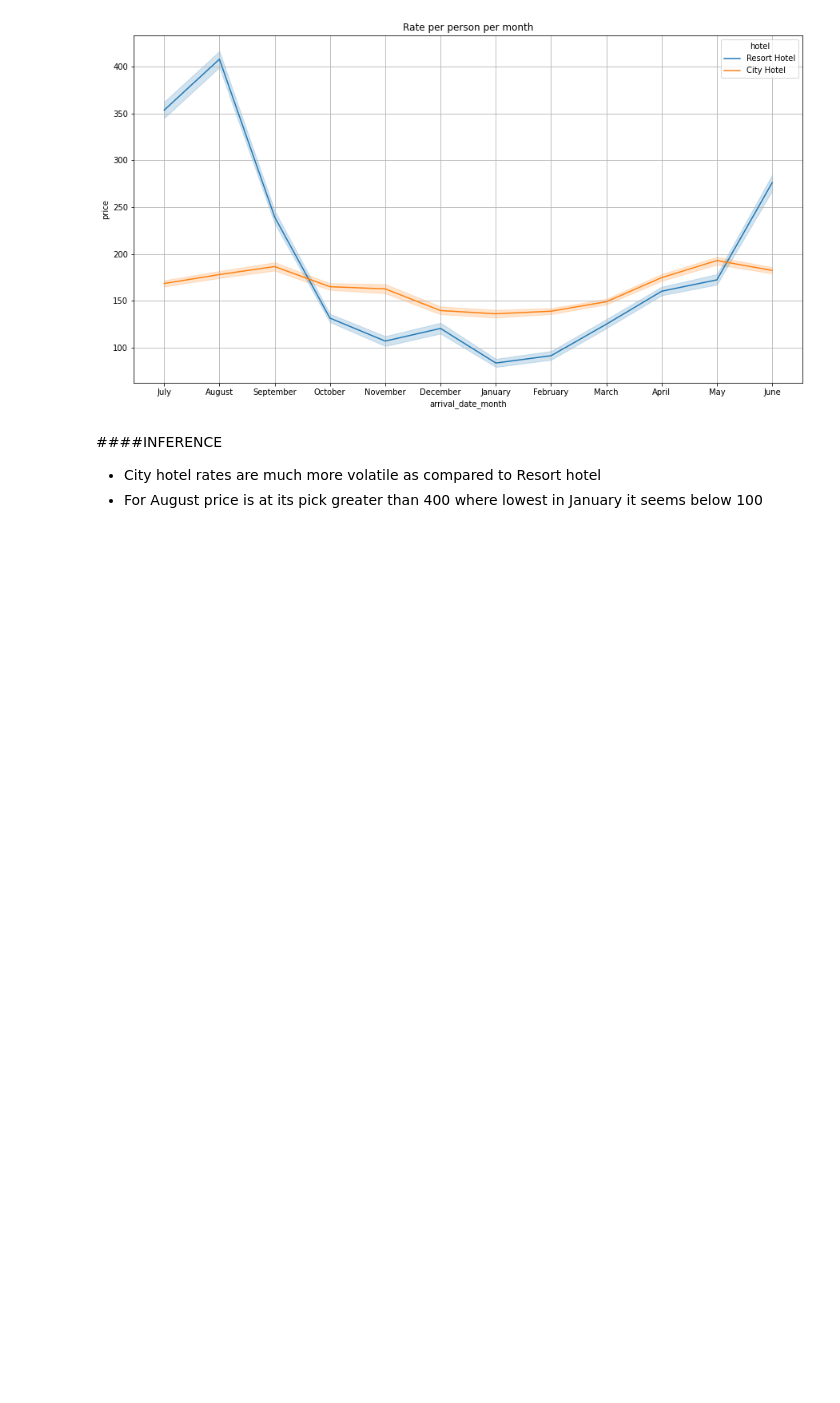
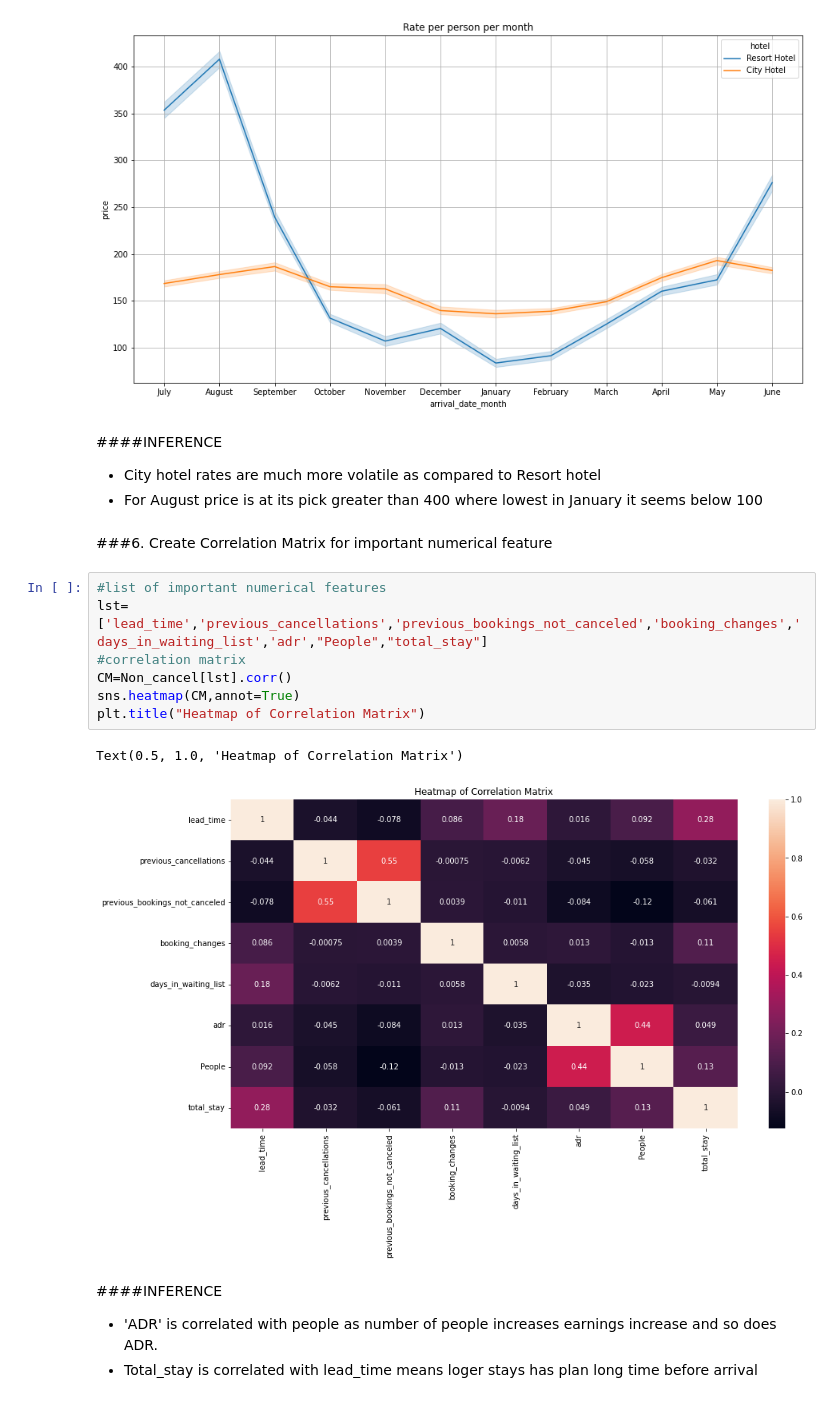
Before and after one commit to MohanVishe/Exploratory-Data-Analysis----Hotel-Booking-Dataset, a Jupyter notebook: Hotel_Booking_Analysis_Capstone_Project.ipynb, the cells around one changed output. Drawn from its saved outputs; the diff is of its cells as text; blank space fills up the shorter version.

```diff
--- a/Hotel_Booking_Analysis_Capstone_Project.ipynb
+++ b/Hotel_Booking_Analysis_Capstone_Project.ipynb
@@ -237,3 +282,19 @@ See the caveats in the documentation: https://pandas.pydata.org/pandas-docs/stab
 ####INFERENCE
 *  City hotel rates are much more volatile as compared to Resort hotel
 *  For August price is at its pick greater than 400 where lowest in January it seems below 100
+# %% [markdown]
+###6. Create Correlation Matrix for important numerical feature
+# %%
+#list of important numerical features
+lst=['lead_time','previous_cancellations','previous_bookings_not_canceled','booking_changes','days_in_waiting_list','adr',"People","total_stay"]
+#correlation matrix
+CM=Non_cancel[lst].corr()
+sns.heatmap(CM,annot=True)
+plt.title("Heatmap of Correlation Matrix")
+# %% [output]
+Text(0.5, 1.0, 'Heatmap of Correlation Matrix')
+[figure, added]
+# %% [markdown]
+####INFERENCE
+*  'ADR' is correlated with people as number of people increases earnings increase and so does ADR.
+*  Total_stay is correlated with lead_time means loger stays has plan long time before arrival
```
Also changed, not shown: parts of 2 cells of this notebook.
